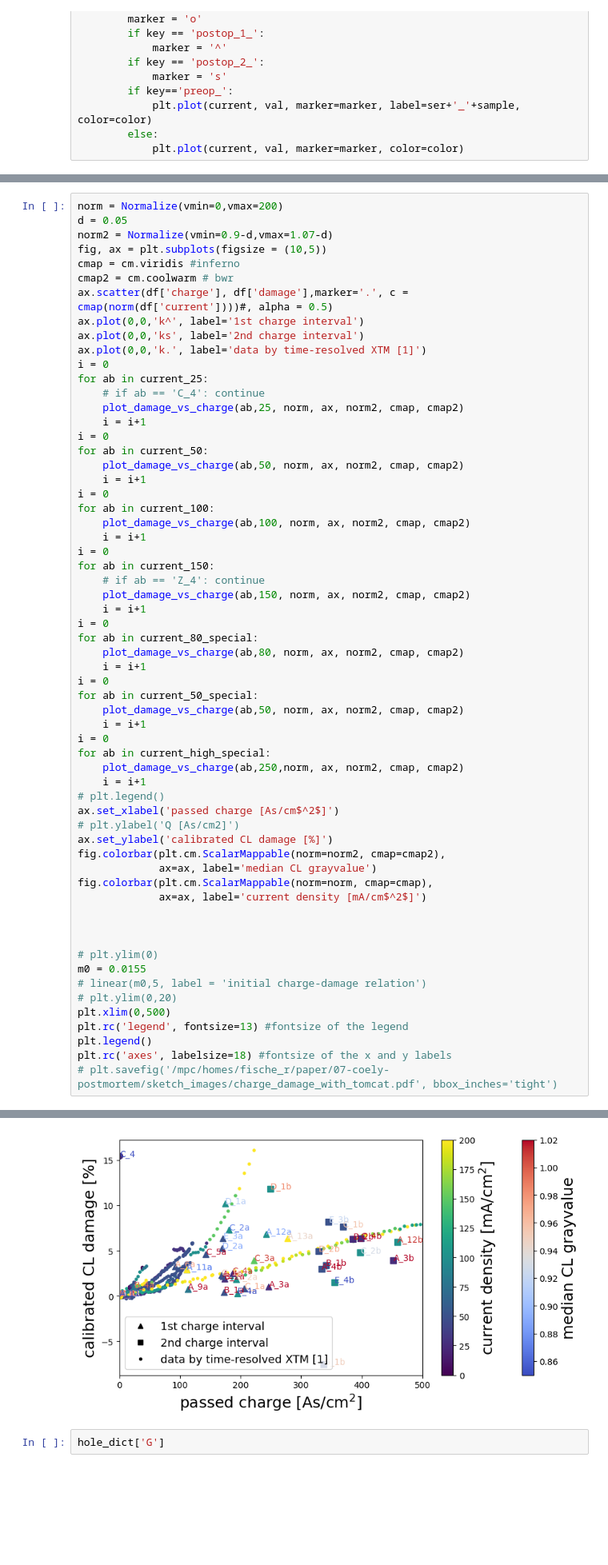
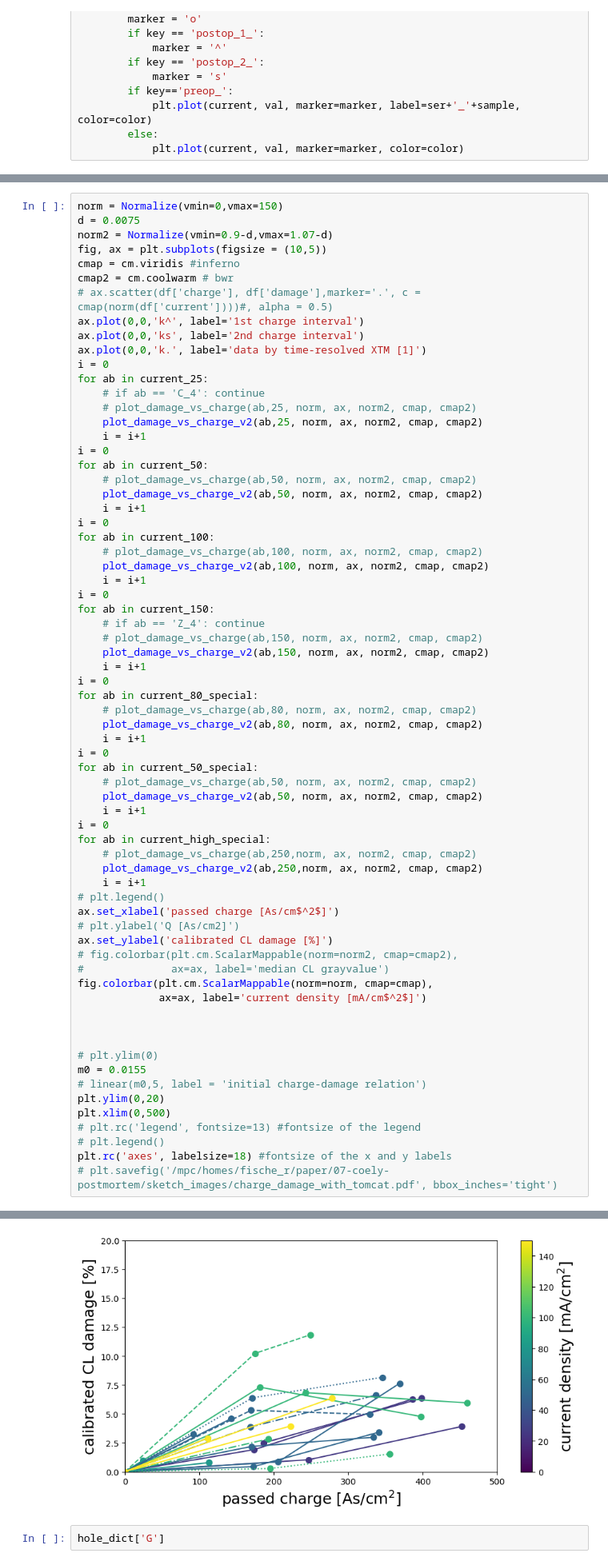
Before and after one commit to Pescatore23/coely_postmortem, a Jupyter notebook: CL_damage.ipynb, the cells around one changed output, grey strips where cells are left out. Shown at 80% size. Drawn from its saved outputs; the diff is of its cells as text; blank space fills up the shorter version.

```diff
--- a/CL_damage.ipynb
+++ b/CL_damage.ipynb
@@ -506,50 +631,57 @@ def linear(m, x0, label=None):
 # %%
-norm = Normalize(vmin=0,vmax=200)
-d = 0.05
+norm = Normalize(vmin=0,vmax=150)
+d = 0.0075
 norm2 = Normalize(vmin=0.9-d,vmax=1.07-d)
 fig, ax = plt.subplots(figsize = (10,5))
 cmap = cm.viridis #inferno
 cmap2 = cm.coolwarm # bwr
-ax.scatter(df['charge'], df['damage'],marker='.', c = cmap(norm(df['current'])))#, alpha = 0.5)
+# ax.scatter(df['charge'], df['damage'],marker='.', c = cmap(norm(df['current'])))#, alpha = 0.5)
 ax.plot(0,0,'k^', label='1st charge interval')
 ax.plot(0,0,'ks', label='2nd charge interval')
 ax.plot(0,0,'k.', label='data by time-resolved XTM [1]')
 i = 0
 for ab in current_25:
     # if ab == 'C_4': continue
-    plot_damage_vs_charge(ab,25, norm, ax, norm2, cmap, cmap2)
+    # plot_damage_vs_charge(ab,25, norm, ax, norm2, cmap, cmap2)
+    plot_damage_vs_charge_v2(ab,25, norm, ax, norm2, cmap, cmap2)
     i = i+1
 i = 0
 for ab in current_50:
-    plot_damage_vs_charge(ab,50, norm, ax, norm2, cmap, cmap2)
+    # plot_damage_vs_charge(ab,50, norm, ax, norm2, cmap, cmap2)
+    plot_damage_vs_charge_v2(ab,50, norm, ax, norm2, cmap, cmap2)
     i = i+1
 i = 0
 for ab in current_100:
-    plot_damage_vs_charge(ab,100, norm, ax, norm2, cmap, cmap2)
+    # plot_damage_vs_charge(ab,100, norm, ax, norm2, cmap, cmap2)
+    plot_damage_vs_charge_v2(ab,100, norm, ax, norm2, cmap, cmap2)
     i = i+1
 i = 0
 for ab in current_150:
     # if ab == 'Z_4': continue
-    plot_damage_vs_charge(ab,150, norm, ax, norm2, cmap, cmap2)
+    # plot_damage_vs_charge(ab,150, norm, ax, norm2, cmap, cmap2)
+    plot_damage_vs_charge_v2(ab,150, norm, ax, norm2, cmap, cmap2)
     i = i+1
 i = 0
 for ab in current_80_special:
-    plot_damage_vs_charge(ab,80, norm, ax, norm2, cmap, cmap2)
+    # plot_damage_vs_charge(ab,80, norm, ax, norm2, cmap, cmap2)
+    plot_damage_vs_charge_v2(ab,80, norm, ax, norm2, cmap, cmap2)
     i = i+1
 i = 0
 for ab in current_50_special:
-    plot_damage_vs_charge(ab,50, norm, ax, norm2, cmap, cmap2)
+    # plot_damage_vs_charge(ab,50, norm, ax, norm2, cmap, cmap2)
+    plot_damage_vs_charge_v2(ab,50, norm, ax, norm2, cmap, cmap2)
     i = i+1
 i = 0
 for ab in current_high_special:
-    plot_damage_vs_charge(ab,250,norm, ax, norm2, cmap, cmap2)
+    # plot_damage_vs_charge(ab,250,norm, ax, norm2, cmap, cmap2)
+    plot_damage_vs_charge_v2(ab,250,norm, ax, norm2, cmap, cmap2)
     i = i+1
 # plt.legend()
 ax.set_xlabel('passed charge [As/cm$^2$]')
 # plt.ylabel('Q [As/cm2]')
 ax.set_ylabel('calibrated CL damage [%]')
-fig.colorbar(plt.cm.ScalarMappable(norm=norm2, cmap=cmap2),
-             ax=ax, label='median CL grayvalue')
+# fig.colorbar(plt.cm.ScalarMappable(norm=norm2, cmap=cmap2),
+#              ax=ax, label='median CL grayvalue')
 fig.colorbar(plt.cm.ScalarMappable(norm=norm, cmap=cmap),
              ax=ax, label='current density [mA/cm$^2$]')
 
@@ -558,10 +690,10 @@ fig.colorbar(plt.cm.ScalarMappable(norm=norm, cmap=cmap),
 # plt.ylim(0)
 m0 = 0.0155
 # linear(m0,5, label = 'initial charge-damage relation')
-# plt.ylim(0,20)
+plt.ylim(0,20)
 plt.xlim(0,500)
-plt.rc('legend', fontsize=13) #fontsize of the legend
-plt.legend()
+# plt.rc('legend', fontsize=13) #fontsize of the legend
+# plt.legend()
 plt.rc('axes', labelsize=18) #fontsize of the x and y labels
 # plt.savefig('/mpc/homes/fische_r/paper/07-coely-postmortem/sketch_images/charge_damage_with_tomcat.pdf', bbox_inches='tight')
 # %% [output]
@@ -570,4 +700,4 @@ G_2
-[figure, old version]
+[figure, new version]
 # %%
 hole_dict['G']
 # %% [output]
```
Also changed, not shown: parts of 14 cells of this notebook.
